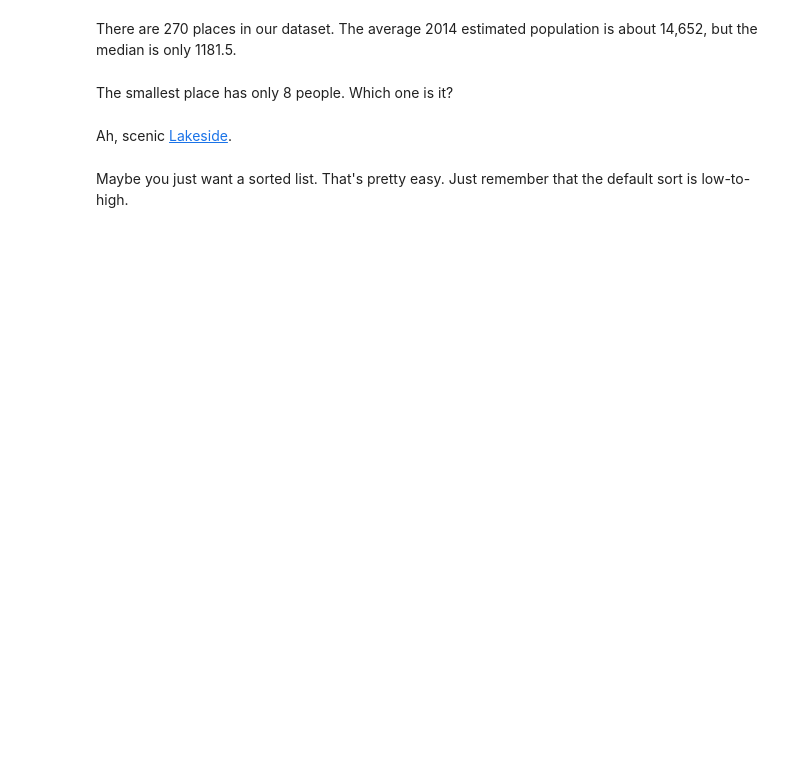
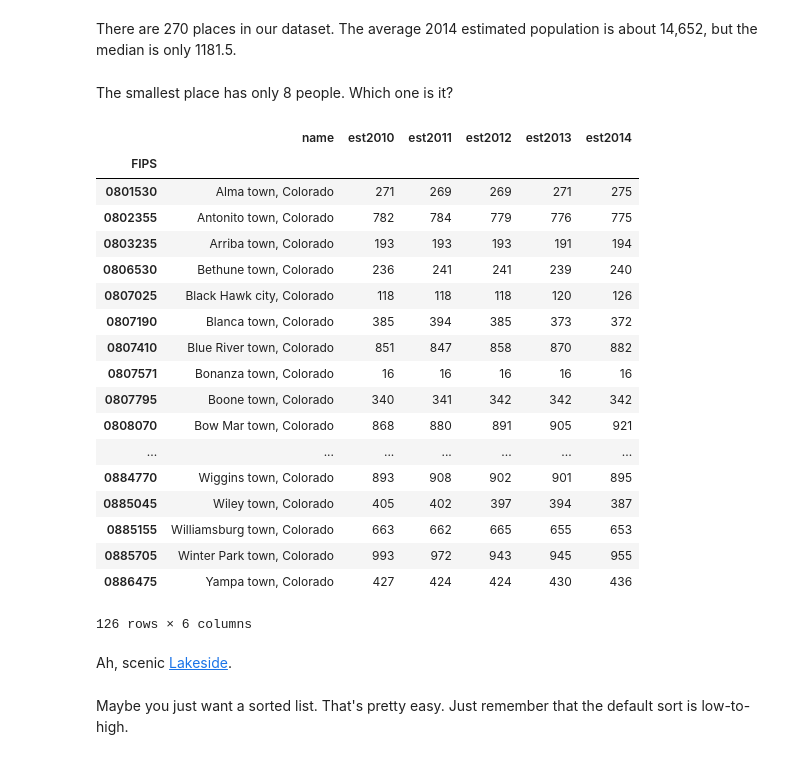
Before and after one commit to CarlaAstudillo/pandas-nicar-2016, a Jupyter notebook: Part 2.ipynb, the cells around one changed output. Drawn from its saved outputs; the diff is of its cells as text; code cells hidden in the pictures; blank space fills up the shorter version.

```diff
--- a/Part 2.ipynb
+++ b/Part 2.ipynb
@@ -104,7 +172,27 @@ There are 270 places in our dataset. The average 2014 estimated population is ab
 # %% [markdown]
 The smallest place has only 8 people. Which one is it?
 # %%
-popest[popest['est2014'] == 8]
+popest[popest['est2014'] < 1000]
+# %% [output]
+|  | name | est2010 | est2011 | est2012 | est2013 | est2014 |
+| FIPS |  |  |  |  |  |  |
+| 0801530 | Alma town, Colorado | 271 | 269 | 269 | 271 | 275 |
+| 0802355 | Antonito town, Colorado | 782 | 784 | 779 | 776 | 775 |
+| 0803235 | Arriba town, Colorado | 193 | 193 | 193 | 191 | 194 |
+| 0806530 | Bethune town, Colorado | 236 | 241 | 241 | 239 | 240 |
+| 0807025 | Black Hawk city, Colorado | 118 | 118 | 118 | 120 | 126 |
+| 0807190 | Blanca town, Colorado | 385 | 394 | 385 | 373 | 372 |
+| 0807410 | Blue River town, Colorado | 851 | 847 | 858 | 870 | 882 |
+| 0807571 | Bonanza town, Colorado | 16 | 16 | 16 | 16 | 16 |
+| 0807795 | Boone town, Colorado | 340 | 341 | 342 | 342 | 342 |
+| 0808070 | Bow Mar town, Colorado | 868 | 880 | 891 | 905 | 921 |
+| ... | ... | ... | ... | ... | ... | ... |
+| 0884770 | Wiggins town, Colorado | 893 | 908 | 902 | 901 | 895 |
+| 0885045 | Wiley town, Colorado | 405 | 402 | 397 | 394 | 387 |
+| 0885155 | Williamsburg town, Colorado | 663 | 662 | 665 | 655 | 653 |
+| 0885705 | Winter Park town, Colorado | 993 | 972 | 943 | 945 | 955 |
+| 0886475 | Yampa town, Colorado | 427 | 424 | 424 | 430 | 436 |
+126 rows × 6 columns
 # %% [markdown]
 Ah, scenic [Lakeside](http://censusreporter.org/profiles/16000US0842495-lakeside-co/).
 # %% [markdown]
```
Also changed, not shown: parts of 18 cells of this notebook, 1 other file.
